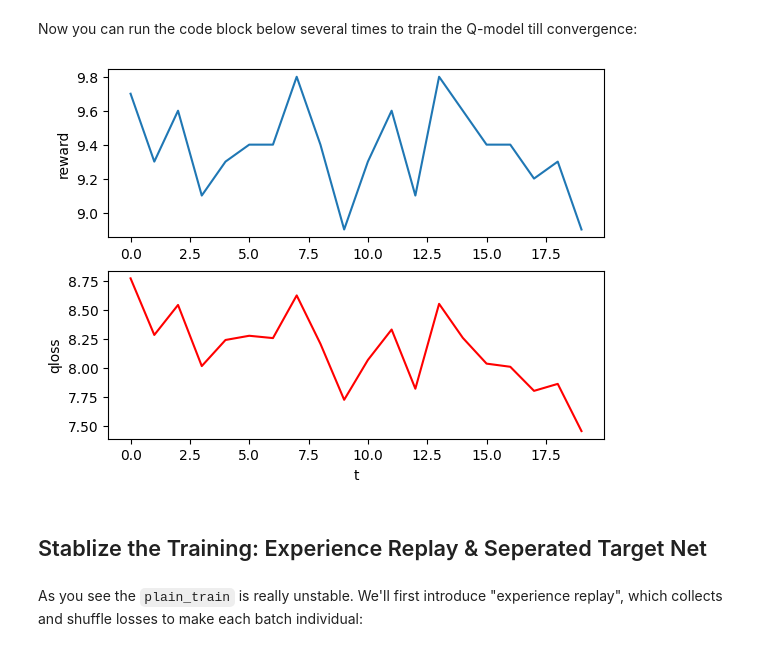
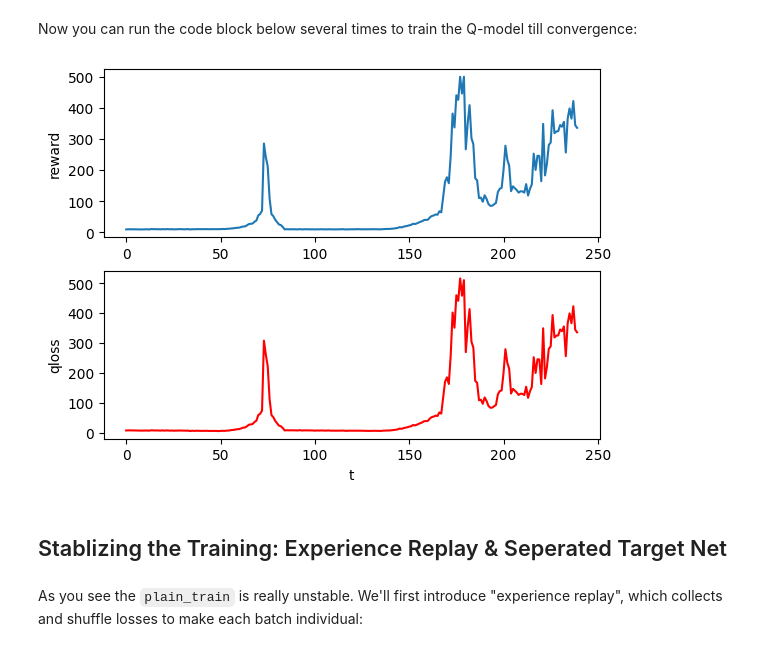
Before and after one commit to kINo204/RL-notes, a Jupyter notebook: 02-dqn.ipynb, the cells around one changed output. Saved outputs shown, nothing was run; the diff lists cells and outputs as text; code cells hidden in the pictures.

Commit message:
DQN replay

```diff
--- a/02-dqn.ipynb
+++ b/02-dqn.ipynb
@@ -143,12 +143,12 @@ ms = [] # a list for results
 # %% [markdown]
 Now you can run the code block below several times to train the Q-model till convergence:
 # %%
-ms += plain_train(net, env, opt, epochs=20)
+ms += plain_train(net, env, opt, epochs=120)
 visualize(ms)
 # %% [output]
-[figure, old version]
+[figure, new version]
 # %% [markdown]
-## Stablize the Training: Experience Replay & Seperated Target Net
+## Stablizing the Training: Experience Replay & Seperated Target Net
 # %% [markdown]
 As you see the `plain_train` is really unstable. We'll first introduce "experience replay", which collects and shuffle losses to make each batch individual:
 # %%
```
Also changed, not shown: parts of 1 cell of this notebook.
